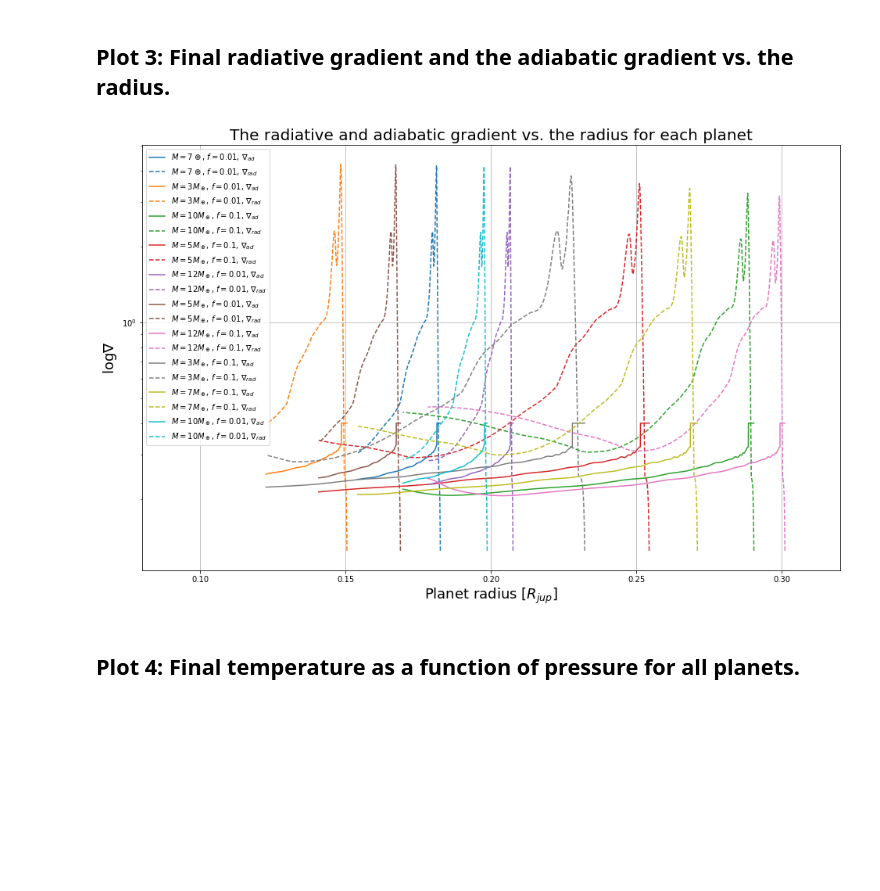
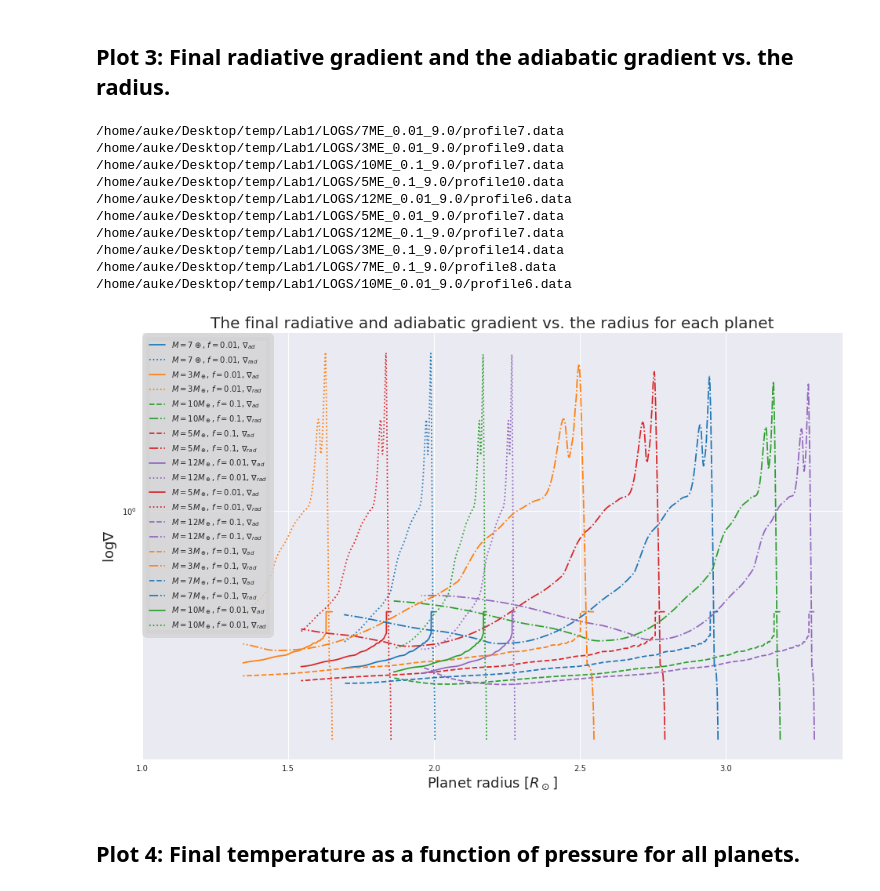
Before and after one commit to AukeB/EIA-2020, a Jupyter notebook: Assignments/read_data.ipynb, the cells around one changed output. Cells and saved outputs as stored; diff of their text form; code cells hidden in the pictures; blank space fills up the shorter version.

```diff
--- a/Assignments/read_data.ipynb
+++ b/Assignments/read_data.ipynb
@@ -101,5 +117,5 @@ def read_in_data_file(path):
 h_files = create_h_file_list(PATH)
 p_files = create_p_file_list(PATH)
 # %%
-# Divide files
-h_files_1a, h_files_1b, h_files_1c, h_files_1d, h_files_1e = divide_h_files(files)
+# Divide and sort files
+h_files_1a, h_files_1b, h_files_1c, h_files_1d, h_files_1e = divide_h_files(h_files)
@@ -168,12 +208,12 @@ R_earth = 6.37e8 # Earth radius (cm)
 R_sun = 6.9598e10 # Sun radius (cm)
 R_jup = 6.9911e9 # Jupiter radius (cm)
 
-for i in range(len(files_1e)):
-    global_data, time_data = read_in_data_file(files_1e[i])
-    plt.scatter(time_data['star_mass'].iloc[-1] * M_sun / M_earth, time_data['radius'].iloc[-1] * R_sun / R_jup, label=labels[i])
+for i in range(len(h_files_1e)):
+    global_data, time_data = read_in_data_file(h_files_1e[i])
+    plt.scatter(time_data['star_mass'].iloc[-1] * M_sun / M_earth, time_data['radius'].iloc[-1] * R_sun / R_jup,
+                c=color_arr_3[i], s=size_arr[i]*30, label=labels[i])
 
 exoplanet_arr = [
-    ['Kepler-79 e', 4.100007, 0.312,],
     ['Kepler-106 d', 7.94575, 0.085],
     ['Kepler-102 e', 8.931023, 0.198],
     ['Kepler-103 b', 11.6707176, 0.310976],
@@ -185,11 +225,13 @@ exoplanet_arr = [
 for i in range(len(exoplanet_arr)):
     plt.scatter(exoplanet_arr[i][1], exoplanet_arr[i][2], marker = 'x', label = f'{exoplanet_arr[i][0]}')
 
-plt.legend(loc=4, prop={'size': 12})
+legend = plt.legend(loc=4, prop={'size': 12})
+frame = legend.get_frame()
+frame.set_color('lightgray')
+frame.set_linewidth(10)
 plt.title('The final mass vs. the final radius', fontsize = fontsize_title)
 plt.xlabel(r'Mass [$M_\odot$]', fontsize = fontsize_axis)
 plt.ylabel(r'Radius [$R_{Jup}$]', fontsize = fontsize_axis)
-plt.grid()
-plt.savefig('fig2.png')
+plt.savefig('fig2.png', dpi = 300, bbox_inches = 'tight')
 plt.show()
 # %% [output]
@@ -199,22 +241,61 @@ plt.show()
 # %%
 plt.figure(figsize=(figure_size))
 
 for i in range(len(p_files)):
+    print(p_files[i])
     global_data, time_data = read_in_data_file(p_files[i])
-    plt.plot(time_data['radius_cm'] / R_jup, time_data['grada'], c = color_arr[i], label = f'{labels_2[i]}, {adia}')
-    plt.plot(time_data['radius_cm'] / R_jup, time_data['gradr'], linestyle = '--', c = color_arr[i], label = f'{labels_2[i]}, {rad}')
+    plt.plot(time_data['radius_cm'] / R_earth, time_data['grada'],
+             c = color_arr_2[i], linestyle=linestyle_arr_2[i], label = f'{labels_2[i]}, {adia}')
+    plt.plot(time_data['radius_cm'] / R_earth, time_data['gradr'],
+             c = color_arr_2[i], linestyle=linestyle_arr_3[i], label = f'{labels_2[i]}, {rad}')
+    #print(p_files[i])
+    #plt.scatter(time_data['radius_cm'].iloc[-1] / R_earth, time_data['grada'].iloc[-1], c = color_arr[i], label = f'{labels_2[i]}, {adia}')
+    #plt.scatter(time_data['radius_cm'].iloc[-1] / R_earth, time_data['gradr'].iloc[-1], marker = 'x', c = color_arr[i], label = f'{labels_2[i]}, {rad}')
+    #if i < 5:
+    #    plt.scatter(radius_arr[i] * R_sun / R_earth, time_data['grada'].iloc[-1],
+    #                c = color_arr_2[i], label = f'{labels_3[i]}')
+    #plt.scatter(radius_arr[i] * R_sun / R_earth, time_data['grada'].iloc[-1], c = color_arr_2[i])
+    #plt.scatter(radius_arr[i] * R_sun / R_earth, time_data['gradr'].iloc[-1],
+    #            marker = 'x', c = color_arr_2[i])#, label = f'{labels_2[i]}, {rad}')
 
-plt.legend()
-plt.title('The radiative and adiabatic gradient vs. the radius for each planet', fontsize = fontsize_title)
-plt.xlabel(r'Planet radius [$R_{jup}$]', fontsize = fontsize_axis)
+legend = plt.legend(loc = 'upper left')
+frame = legend.get_frame()
+frame.set_color('lightgray')
+frame.set_linewidth(10)
+
+plt.title('The final radiative and adiabatic gradient vs. the radius for each planet', fontsize = fontsize_title)
+plt.xlabel(r'Planet radius [$R_\odot$]', fontsize = fontsize_axis)
 plt.ylabel(r'$\log \nabla$', fontsize = fontsize_axis)
-plt.grid()
+
 plt.yscale('log')
-plt.xlim(0.08, 0.320)
-plt.savefig('fig3.png')
+
+#plt.vlines(x=2.4, ymin=0.2, ymax=0.5, linestyle='--')
+#plt.hlines(y=0.27, xmin=1.5, xmax=3.5, linestyle='--')
+
+#plt.text(x=2, y=0.45, s=r'$f_{env} = 0.01$', fontsize = 14)
+#plt.text(x=2.75, y=0.45, s=r'$f_{env} = 0.1$', fontsize = 14)
+#plt.text(x=3, y=0.285, s=r'$\nabla_{rad}$', fontsize = 14)
+#plt.text(x=3, y=0.25, s=r'$\nabla_{ad}$', fontsize = 14)
+
+#plt.xlim(1.5, 3.5)
+plt.xlim(1, 3.4)
+#plt.ylim(0.2, 0.5)
+
+#plt.grid()
+plt.savefig('fig3.png', dpi = 300, bbox_inches = 'tight')
 plt.show()
 # %% [output]
+/home/auke/Desktop/temp/Lab1/LOGS/7ME_0.01_9.0/profile7.data
+/home/auke/Desktop/temp/Lab1/LOGS/3ME_0.01_9.0/profile9.data
+/home/auke/Desktop/temp/Lab1/LOGS/10ME_0.1_9.0/profile7.data
+/home/auke/Desktop/temp/Lab1/LOGS/5ME_0.1_9.0/profile10.data
+/home/auke/Desktop/temp/Lab1/LOGS/12ME_0.01_9.0/profile6.data
+/home/auke/Desktop/temp/Lab1/LOGS/5ME_0.01_9.0/profile7.data
+/home/auke/Desktop/temp/Lab1/LOGS/12ME_0.1_9.0/profile7.data
+/home/auke/Desktop/temp/Lab1/LOGS/3ME_0.1_9.0/profile14.data
+/home/auke/Desktop/temp/Lab1/LOGS/7ME_0.1_9.0/profile8.data
+/home/auke/Desktop/temp/Lab1/LOGS/10ME_0.01_9.0/profile6.data
-[figure, old version]
+[figure, new version]
 # %% [markdown]
 ## Plot 4: Final temperature as a function of pressure for all planets.
 # %%
```
Also changed, not shown: parts of 8 cells of this notebook, 5 other files.
